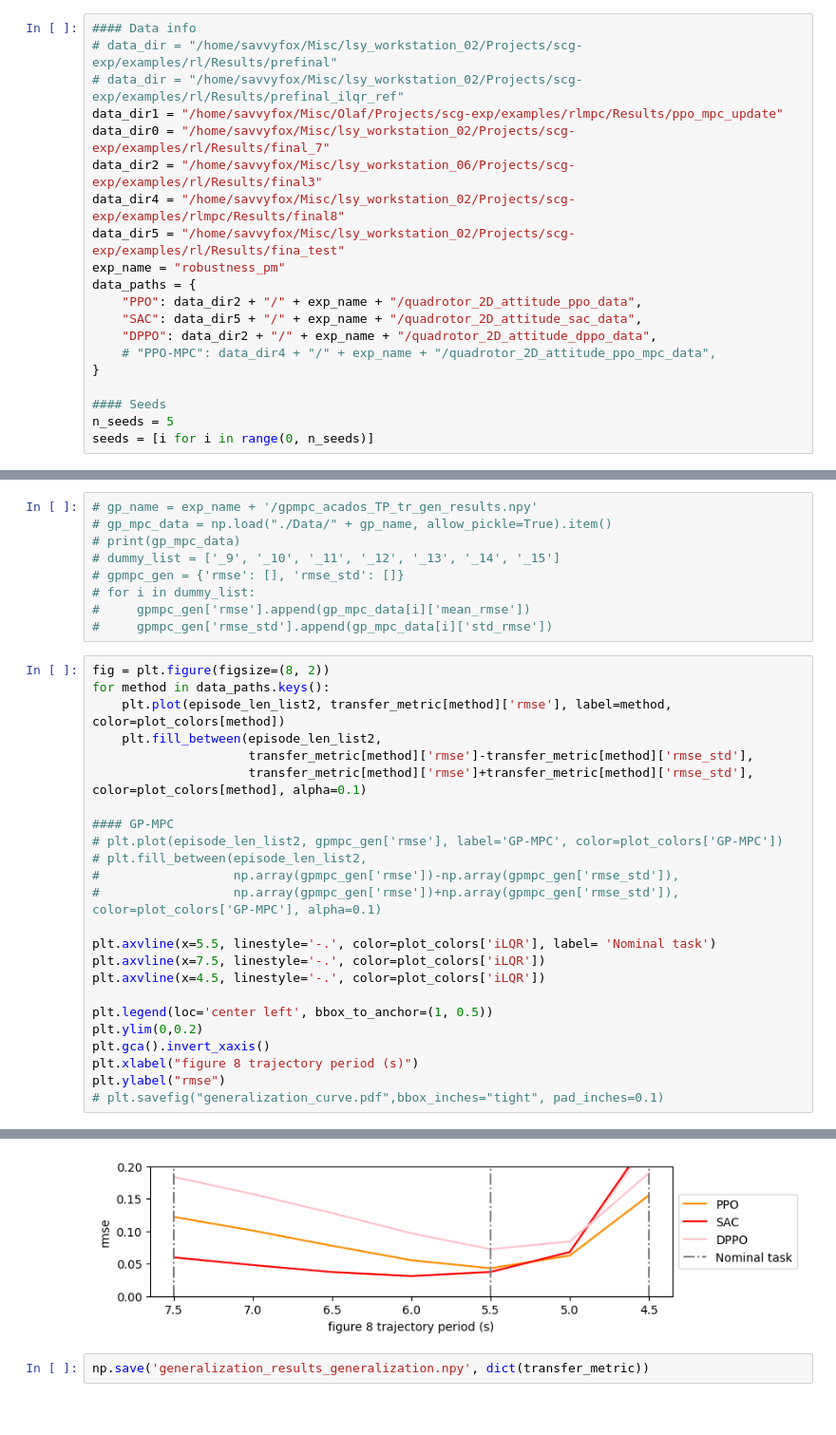
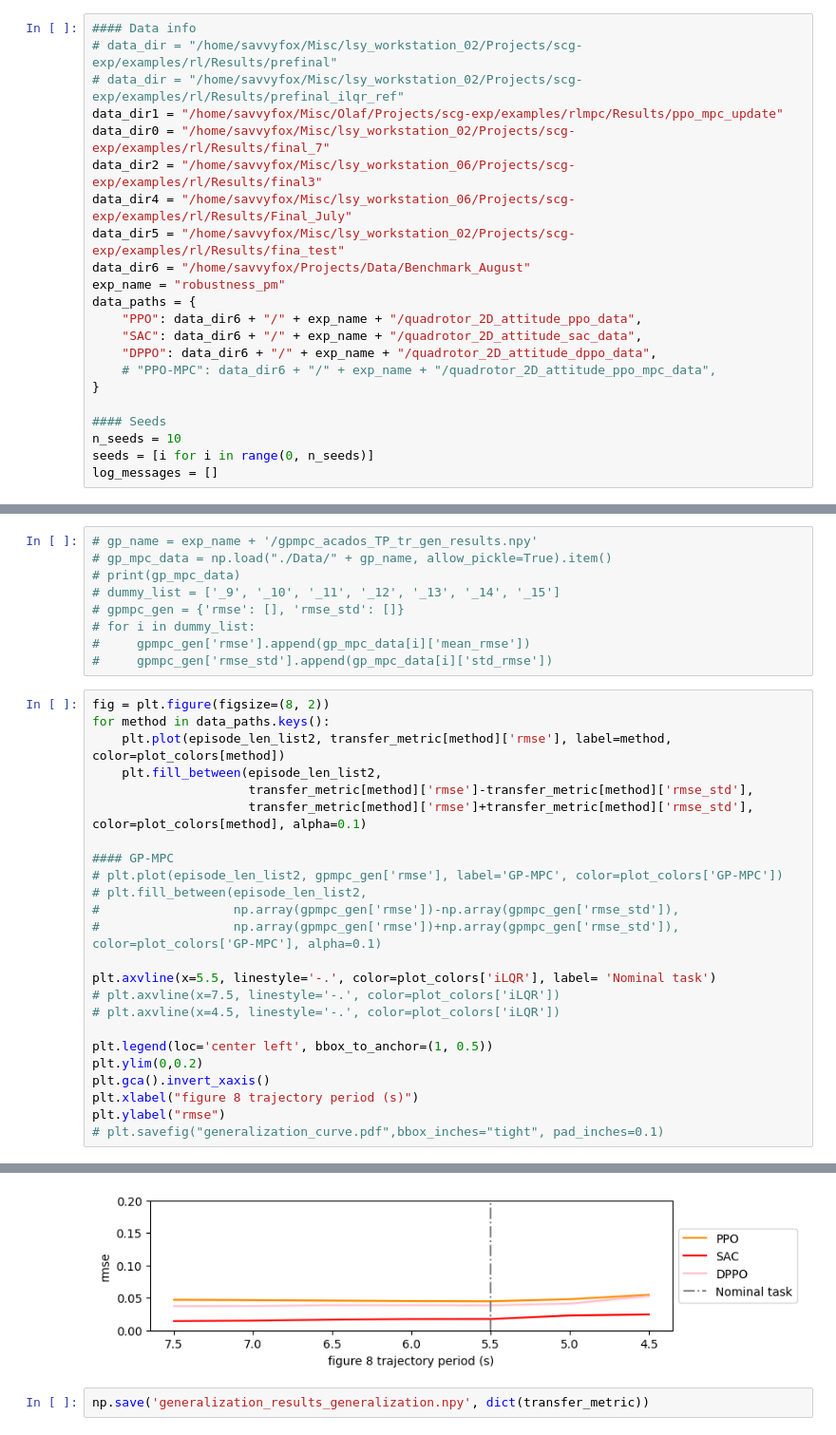
Before and after one commit to middleyuan/safe-control-gym, a Jupyter notebook: examples/rl/data_analysis.ipynb, the cells around one changed output, grey strips where cells are left out. Shown at 95% size. Saved outputs shown, nothing was run; the diff lists cells and outputs as text.

```diff
--- a/examples/rl/data_analysis.ipynb
+++ b/examples/rl/data_analysis.ipynb
@@ -65,19 +64,21 @@ legends = {
 data_dir1 = "/home/savvyfox/Misc/Olaf/Projects/scg-exp/examples/rlmpc/Results/ppo_mpc_update"
 data_dir0 = "/home/savvyfox/Misc/lsy_workstation_02/Projects/scg-exp/examples/rl/Results/final_7"
 data_dir2 = "/home/savvyfox/Misc/lsy_workstation_06/Projects/scg-exp/examples/rl/Results/final3"
-data_dir4 = "/home/savvyfox/Misc/lsy_workstation_02/Projects/scg-exp/examples/rlmpc/Results/final8"
+data_dir4 = "/home/savvyfox/Misc/lsy_workstation_06/Projects/scg-exp/examples/rl/Results/Final_July"
 data_dir5 = "/home/savvyfox/Misc/lsy_workstation_02/Projects/scg-exp/examples/rl/Results/fina_test"
+data_dir6 = "/home/savvyfox/Projects/Data/Benchmark_August"
 exp_name = "robustness_pm"
 data_paths = {
-    "PPO": data_dir2 + "/" + exp_name + "/quadrotor_2D_attitude_ppo_data",
-    "SAC": data_dir5 + "/" + exp_name + "/quadrotor_2D_attitude_sac_data",
-    "DPPO": data_dir2 + "/" + exp_name + "/quadrotor_2D_attitude_dppo_data",
-    # "PPO-MPC": data_dir4 + "/" + exp_name + "/quadrotor_2D_attitude_ppo_mpc_data",
+    "PPO": data_dir6 + "/" + exp_name + "/quadrotor_2D_attitude_ppo_data",
+    "SAC": data_dir6 + "/" + exp_name + "/quadrotor_2D_attitude_sac_data",
+    "DPPO": data_dir6 + "/" + exp_name + "/quadrotor_2D_attitude_dppo_data",
+    # "PPO-MPC": data_dir6 + "/" + exp_name + "/quadrotor_2D_attitude_ppo_mpc_data",
 }
 
 #### Seeds
-n_seeds = 5
+n_seeds = 10
 seeds = [i for i in range(0, n_seeds)]
+log_messages = []
 # %% [markdown]
 ## Performance metric
 # %%
@@ -243,30 +248,30 @@ Performance of DPPO for episode length of 15 is 0.18366960283696862 +/- 0.000652
 # %%
 fig = plt.figure(figsize=(8, 2))
 for method in data_paths.keys():
     plt.plot(episode_len_list2, transfer_metric[method]['rmse'], label=method, color=plot_colors[method])
     plt.fill_between(episode_len_list2,
                      transfer_metric[method]['rmse']-transfer_metric[method]['rmse_std'],
                      transfer_metric[method]['rmse']+transfer_metric[method]['rmse_std'], color=plot_colors[method], alpha=0.1)
 
 #### GP-MPC
 # plt.plot(episode_len_list2, gpmpc_gen['rmse'], label='GP-MPC', color=plot_colors['GP-MPC'])
 # plt.fill_between(episode_len_list2,
 #                  np.array(gpmpc_gen['rmse'])-np.array(gpmpc_gen['rmse_std']),
 #                  np.array(gpmpc_gen['rmse'])+np.array(gpmpc_gen['rmse_std']), color=plot_colors['GP-MPC'], alpha=0.1)
 
 plt.axvline(x=5.5, linestyle='-.', color=plot_colors['iLQR'], label= 'Nominal task')
-plt.axvline(x=7.5, linestyle='-.', color=plot_colors['iLQR'])
-plt.axvline(x=4.5, linestyle='-.', color=plot_colors['iLQR'])
+# plt.axvline(x=7.5, linestyle='-.', color=plot_colors['iLQR'])
+# plt.axvline(x=4.5, linestyle='-.', color=plot_colors['iLQR'])
 
 plt.legend(loc='center left', bbox_to_anchor=(1, 0.5))
 plt.ylim(0,0.2)
 plt.gca().invert_xaxis()
 plt.xlabel("figure 8 trajectory period (s)")
 plt.ylabel("rmse")
 # plt.savefig("generalization_curve.pdf",bbox_inches="tight", pad_inches=0.1)
 # %% [output]
 Text(0, 0.5, 'rmse')
-[figure, old version]
+[figure, new version]
 # %%
 np.save('generalization_results_generalization.npy', dict(transfer_metric))
 # %%
```
Also changed, not shown: parts of 16 cells of this notebook, 5 other files.
